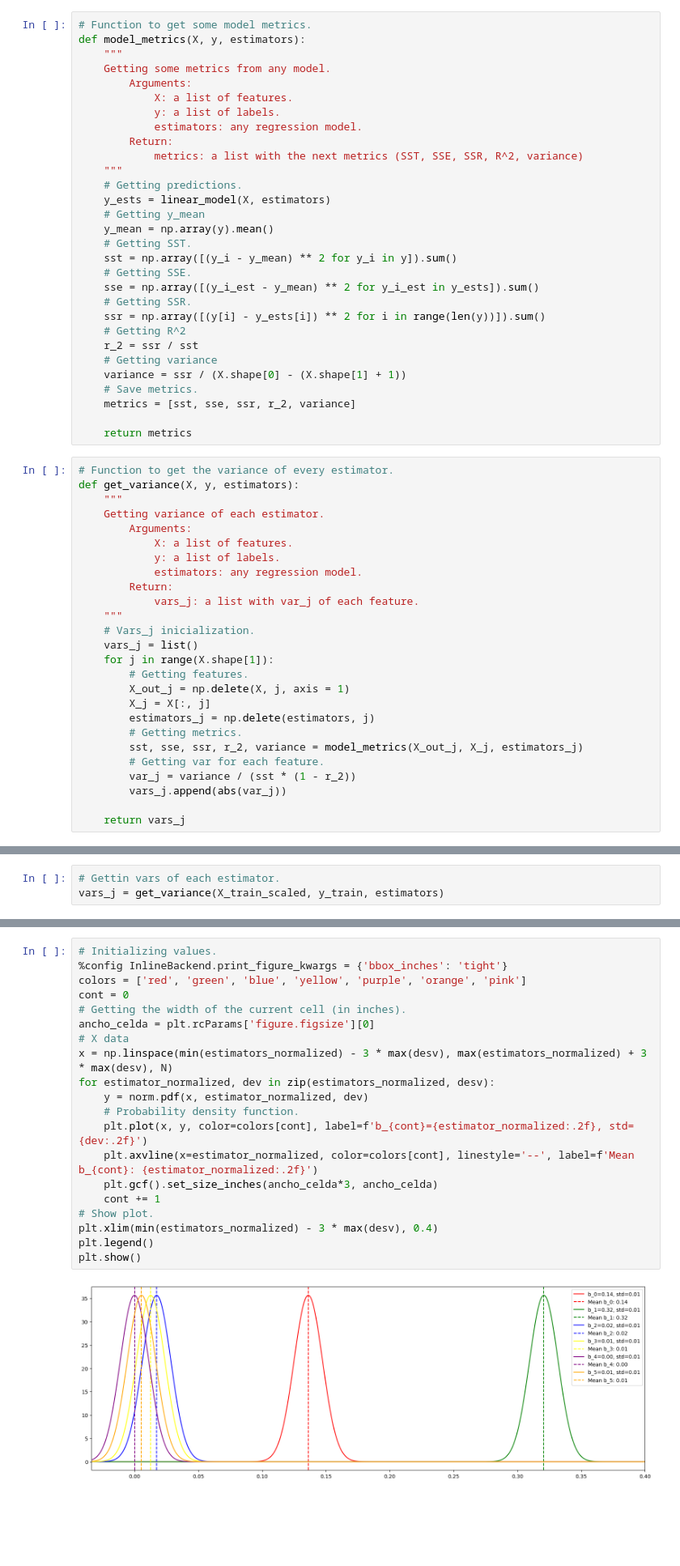
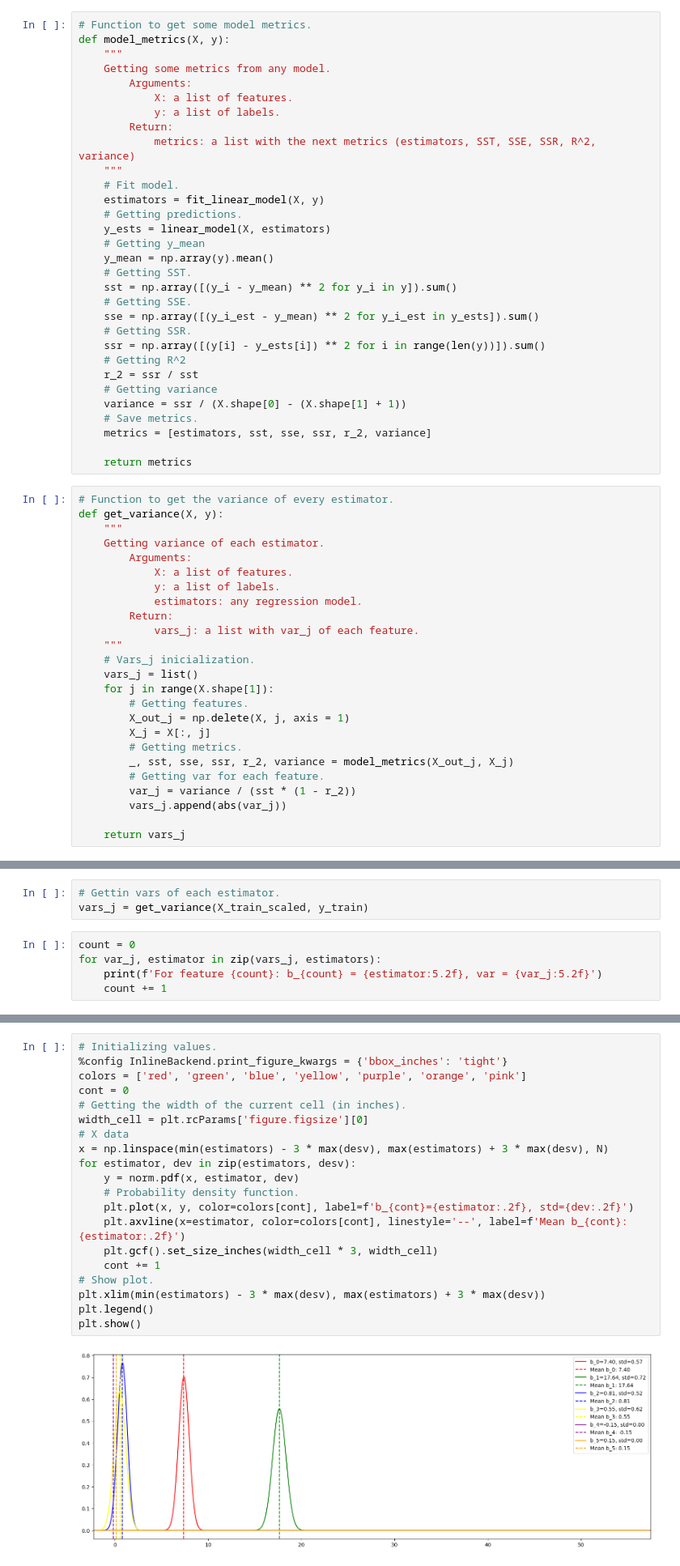
Before and after one commit to breko151/ECONOMETRIC_MODELS, a Jupyter notebook: 03_Variance.ipynb, the cells around one changed output, grey strips where cells are left out. Shown: that part at 81% size. Cells and saved outputs as stored; diff of their text form; blank space fills up the shorter version.

Commit message:
Corrections Variance

```diff
--- a/03_Variance.ipynb
+++ b/03_Variance.ipynb
@@ -159,16 +159,17 @@ def linear_model(X, estimators):
     return y
 # %%
 # Function to get some model metrics.
-def model_metrics(X, y, estimators):
+def model_metrics(X, y):
     """
     Getting some metrics from any model.
         Arguments:
             X: a list of features.
             y: a list of labels.
-            estimators: any regression model.
         Return:
-            metrics: a list with the next metrics (SST, SSE, SSR, R^2, variance)
+            metrics: a list with the next metrics (estimators, SST, SSE, SSR, R^2, variance)
     """
+    # Fit model.
+    estimators = fit_linear_model(X, y)
     # Getting predictions.
     y_ests = linear_model(X, estimators)
     # Getting y_mean
@@ -184,12 +185,12 @@ def model_metrics(X, y, estimators):
     # Getting variance
     variance = ssr / (X.shape[0] - (X.shape[1] + 1))
     # Save metrics.
-    metrics = [sst, sse, ssr, r_2, variance]
+    metrics = [estimators, sst, sse, ssr, r_2, variance]
 
     return metrics
 # %%
 # Function to get the variance of every estimator.
-def get_variance(X, y, estimators):
+def get_variance(X, y):
     """
     Getting variance of each estimator.
         Arguments:
@@ -205,9 +206,8 @@ def get_variance(X, y, estimators):
         # Getting features.
         X_out_j = np.delete(X, j, axis = 1)
         X_j = X[:, j]
-        estimators_j = np.delete(estimators, j)
         # Getting metrics.
-        sst, sse, ssr, r_2, variance = model_metrics(X_out_j, X_j, estimators_j)
+        _, sst, sse, ssr, r_2, variance = model_metrics(X_out_j, X_j)
         # Getting var for each feature.
         var_j = variance / (sst * (1 - r_2))
         vars_j.append(abs(var_j))
@@ -240,3 +240,8 @@ estimators = fit_linear_model(X_train_scaled, y_train)
 # %%
 # Gettin vars of each estimator.
-vars_j = get_variance(X_train_scaled, y_train, estimators)
+vars_j = get_variance(X_train_scaled, y_train)
+# %%
+count = 0
+for var_j, estimator in zip(vars_j, estimators):
+    print(f'For feature {count}: b_{count} = {estimator:5.2f}, var = {var_j:5.2f}')
+    count += 1
@@ -254,25 +266,25 @@ desv = np.array([np.sqrt(vars_j[i]) for i in range(len(vars_j))])
 # %%
 # Initializing values.
 %config InlineBackend.print_figure_kwargs = {'bbox_inches': 'tight'}
 colors = ['red', 'green', 'blue', 'yellow', 'purple', 'orange', 'pink']
 cont = 0
 # Getting the width of the current cell (in inches).
-ancho_celda = plt.rcParams['figure.figsize'][0]
+width_cell = plt.rcParams['figure.figsize'][0]
 # X data
-x = np.linspace(min(estimators_normalized) - 3 * max(desv), max(estimators_normalized) + 3 * max(desv), N)
-for estimator_normalized, dev in zip(estimators_normalized, desv):
-    y = norm.pdf(x, estimator_normalized, dev)
+x = np.linspace(min(estimators) - 3 * max(desv), max(estimators) + 3 * max(desv), N)
+for estimator, dev in zip(estimators, desv):
+    y = norm.pdf(x, estimator, dev)
     # Probability density function.
-    plt.plot(x, y, color=colors[cont], label=f'b_{cont}={estimator_normalized:.2f}, std={dev:.2f}')
-    plt.axvline(x=estimator_normalized, color=colors[cont], linestyle='--', label=f'Mean b_{cont}: {estimator_normalized:.2f}')
-    plt.gcf().set_size_inches(ancho_celda*3, ancho_celda)
+    plt.plot(x, y, color=colors[cont], label=f'b_{cont}={estimator:.2f}, std={dev:.2f}')
+    plt.axvline(x=estimator, color=colors[cont], linestyle='--', label=f'Mean b_{cont}: {estimator:.2f}')
+    plt.gcf().set_size_inches(width_cell * 3, width_cell)
     cont += 1
 # Show plot.
-plt.xlim(min(estimators_normalized) - 3 * max(desv), 0.4)
+plt.xlim(min(estimators) - 3 * max(desv), max(estimators) + 3 * max(desv))
 plt.legend()
 plt.show()
 # %% [output]
-[figure, old version]
+[figure, new version]
 # %% [markdown]
 ### t-test
 # %%
```
Also changed, not shown: parts of 6 cells of this notebook.
